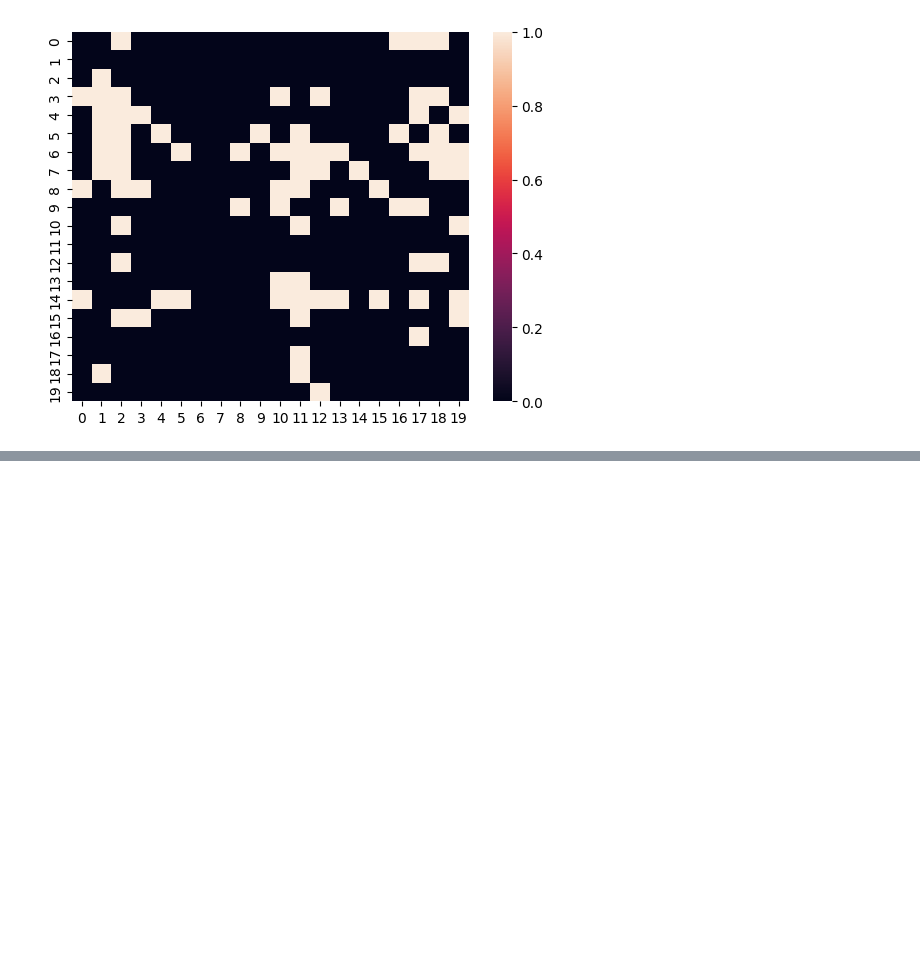
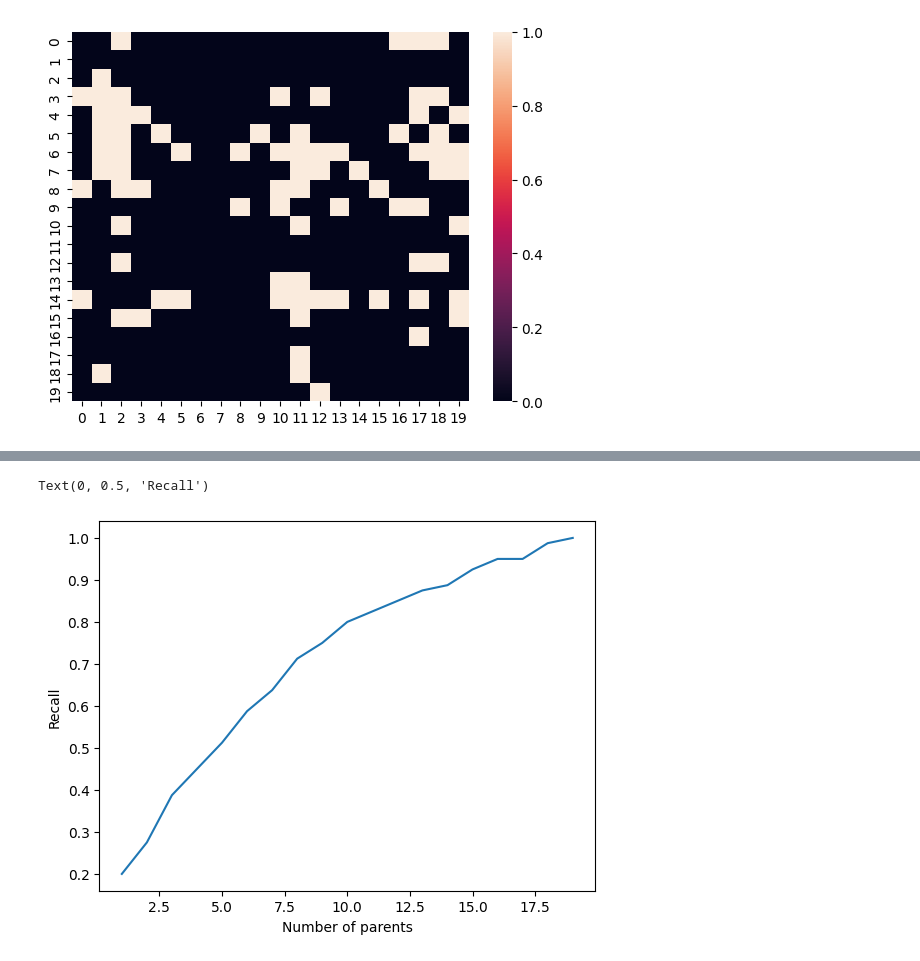
Before and after one commit to azizilab/sdcd, a Jupyter notebook: notebooks/causal_prescreen.ipynb, the cells around one changed output, grey strips where cells are left out. Saved outputs shown, nothing was run; the diff lists cells and outputs as text; code cells hidden in the pictures; blank space fills up the shorter version.

```diff
--- a/notebooks/causal_prescreen.ipynb
+++ b/notebooks/causal_prescreen.ipynb
@@ -46,0 +179,9 @@ array([[  0.        ,  -8.28272168,   0.46657161, ...,  19.45343763,
+# %%
+# Filter by max parents and plot recall by number of parents
+ks_edges_parent_rank_dfs = []
+for target_gene_idx, df in ks_edges_df.groupby("target_gene_idx"):
+    df = df.sort_values("pval_adj", ascending=True)
+    df["pval_adj_rank"] = np.arange(1, df.shape[0] + 1)
+    ks_edges_parent_rank_dfs.append(df)
+ks_edges_parent_rank_df = pd.concat(ks_edges_parent_rank_dfs)
+ks_edges_parent_rank_df
@@ -46,0 +202,18 @@ array([[  0.        ,  -8.28272168,   0.46657161, ...,  19.45343763,
+# %%
+B_ranks = np.zeros_like(B_true) + d
+for row in ks_edges_parent_rank_df.iterrows():
+    B_ranks[int(row[1]["candidate_parent_idx"]), int(row[1]["target_gene_idx"])] = row[1]["pval_adj_rank"]
+
+n_parents = list(range(1, 20))
+recalls = []
+B_true_bool = B_true.astype(bool)
+for n_parent in n_parents:
+    B_rank_thresh = B_ranks <= n_parent
+    recalls.append(np.sum(B_true_bool & B_rank_thresh) / np.sum(B_true_bool))
+
+plt.plot(n_parents, recalls)
+plt.xlabel("Number of parents")
+plt.ylabel("Recall")
+# %% [output]
+Text(0, 0.5, 'Recall')
+[figure, added]
```
Also changed, not shown: parts of 26 cells of this notebook, 1 other file.
